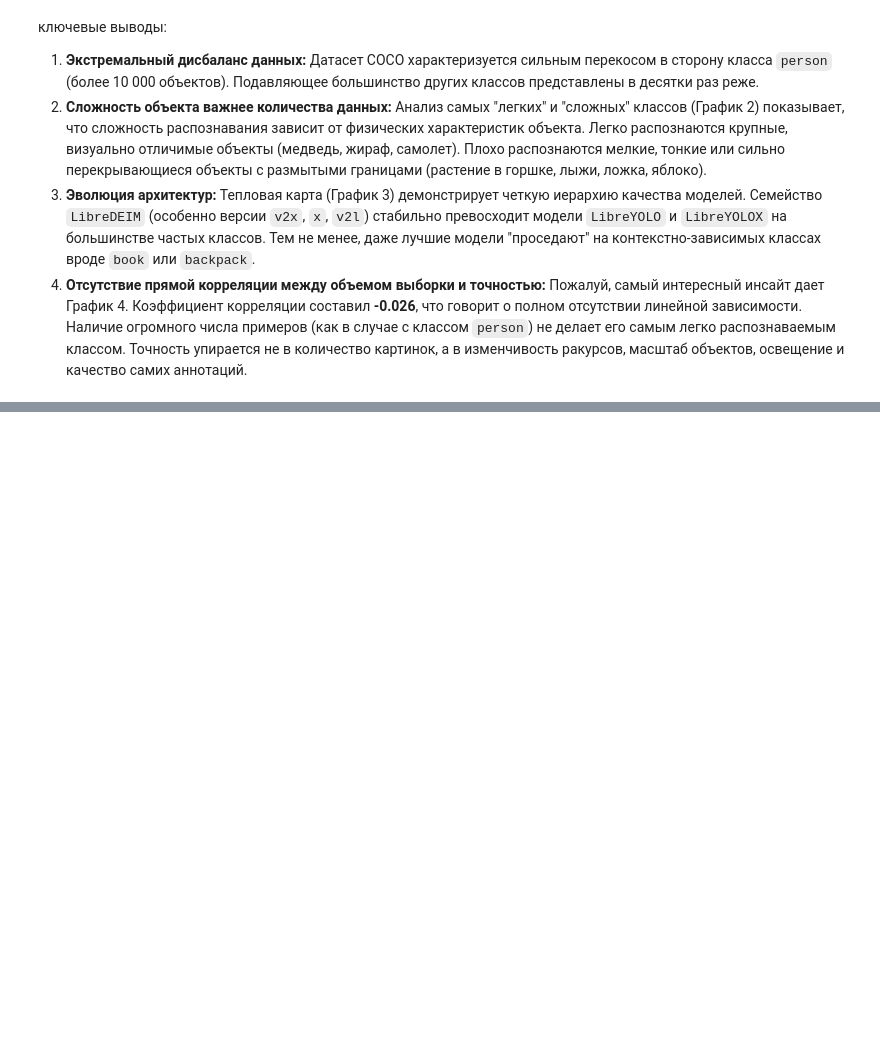
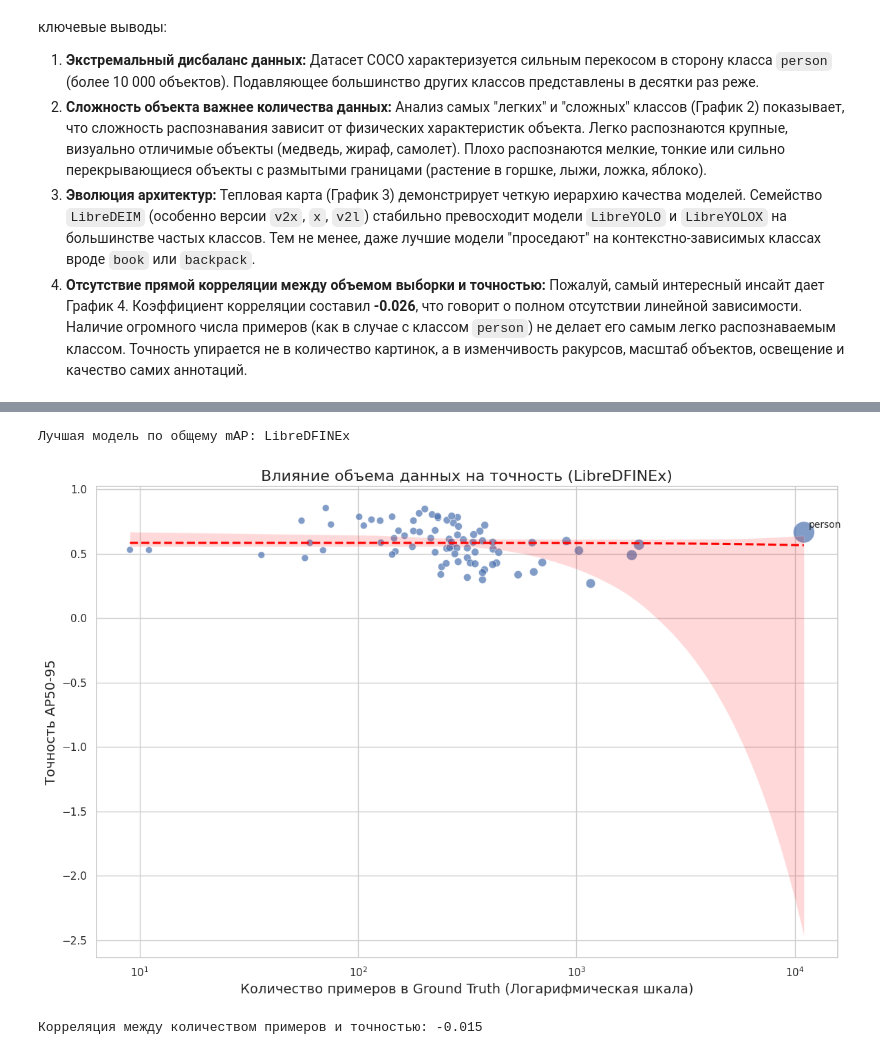
Before and after one commit to GhostD00m/Practice2026, a Jupyter notebook: ClassesAnal.ipynb, the cells around one changed output, grey strips where cells are left out. Saved outputs shown, nothing was run; the diff lists cells and outputs as text; code cells hidden in the pictures; blank space fills up the shorter version.

```diff
--- a/yolo_deim/ClassesAnal.ipynb
+++ b/ClassesAnal.ipynb
@@ -230,0 +406,31 @@ print(f"Корреляция между количеством примеров
+# %%
+df_overall = df_metrics.groupby('Model')['AP50-95'].mean().reset_index()
+best_model_name = df_overall.sort_values('AP50-95', ascending=False).iloc[0]['Model']
+print(f"Лучшая модель по общему mAP: {best_model_name}")
+
+df_best_model = df_metrics[df_metrics['Model'] == best_model_name]
+
+df_corr = pd.merge(df_best_model, df_dist, on='Class')
+
+plt.figure(figsize=(12, 8))
+sns.scatterplot(data=df_corr, x='Count', y='AP50-95', size='Count', sizes=(50, 500), alpha=0.7, color='b', legend=False)
+
+sns.regplot(data=df_corr, x='Count', y='AP50-95', scatter=False, color='red', line_kws={"linestyle": "--"})
+
+for i, row in df_corr.iterrows():
+    if row['AP50-95'] < 0.2 or row['Count'] > 10000:
+        plt.annotate(row['Class'], (row['Count'], row['AP50-95']), xytext=(5, 5), textcoords='offset points', fontsize=10)
+
+plt.xscale('log')
+plt.title(f'Влияние объема данных на точность ({best_model_name})', fontsize=16)
+plt.xlabel('Количество примеров в Ground Truth (Логарифмическая шкала)', fontsize=14)
+plt.ylabel('Точность AP50-95', fontsize=14)
+plt.tight_layout()
+plt.show()
+
+corr = df_corr['Count'].corr(df_corr['AP50-95'])
+print(f"Корреляция между количеством примеров и точностью: {corr:.3f}")
+# %% [output]
+Лучшая модель по общему mAP: LibreDFINEx
+[figure, added]
+Корреляция между количеством примеров и точностью: -0.015
```
Also changed, not shown: parts of 8 cells of this notebook, 1 other file.
